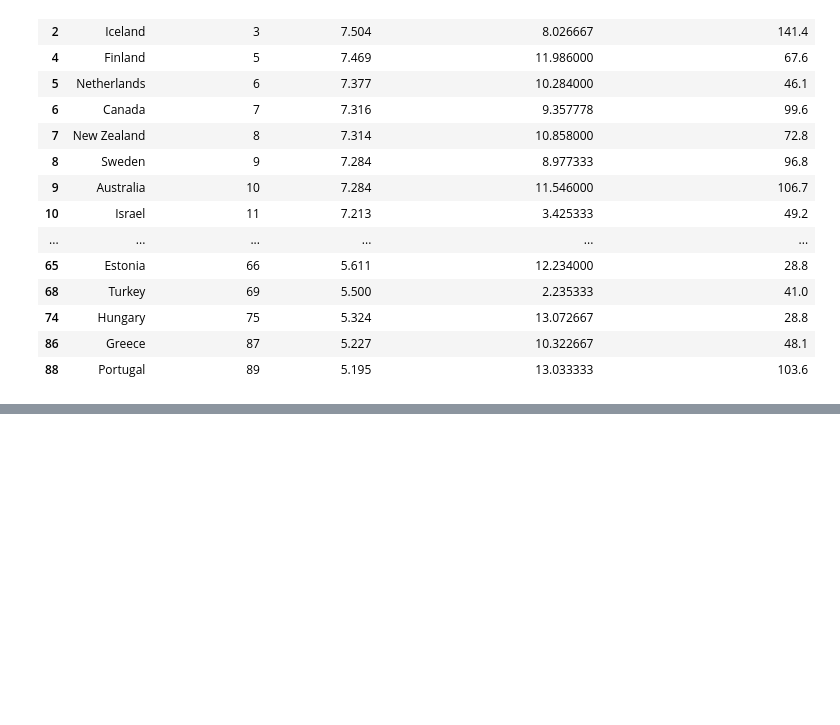
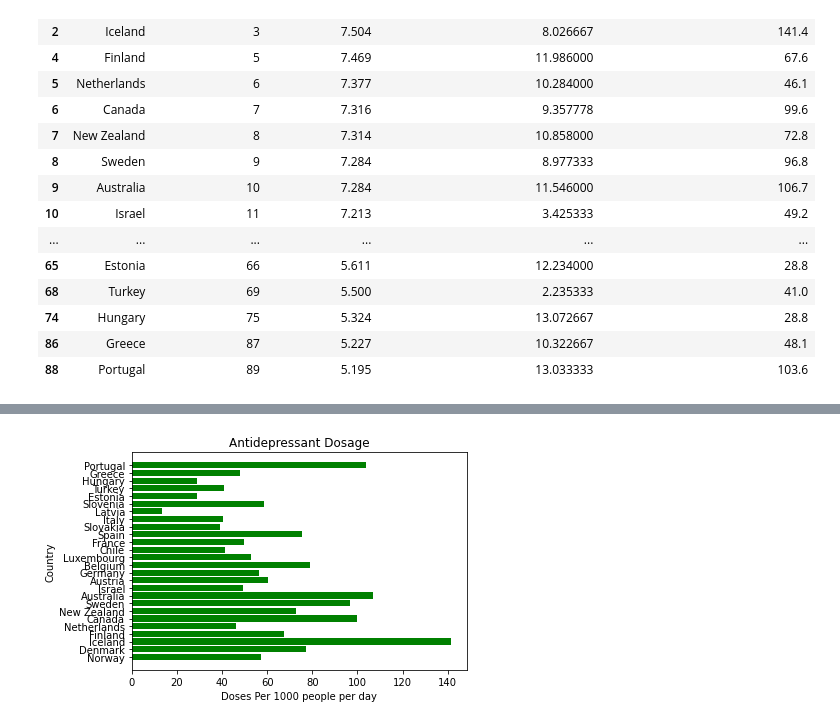
Before and after one commit to DanZanoria/ETL-Project, a Jupyter notebook: Working-File-Jupyter-Notebook-ETL.ipynb, the cells around one changed output, grey strips where cells are left out. Cells and saved outputs as stored; diff of their text form; code cells hidden in the pictures; blank space fills up the shorter version.

```diff
--- a/Working-File-Jupyter-Notebook-ETL.ipynb
+++ b/Working-File-Jupyter-Notebook-ETL.ipynb
@@ -258,0 +271,11 @@ Text(0.5, 0, 'Happiness Score')
+# %%
+#Making a Bar Chart H with Country and the intake of antidepressants
+
+
+plt.barh(clean_happy_etoh_ssri["Country"], clean_happy_etoh_ssri["Defined daily dosage per 1 000 inhabitants per day"], color = "green")
+plt.title("Antidepressant Dosage")
+plt.ylabel("Country")
+plt.xlabel("Doses Per 1000 people per day")
+plt.savefig("Images/antidrpressantdosage.png")
+# %% [output]
+[figure, added]
```
Also changed, not shown: parts of 3 cells of this notebook, 3 other files.
